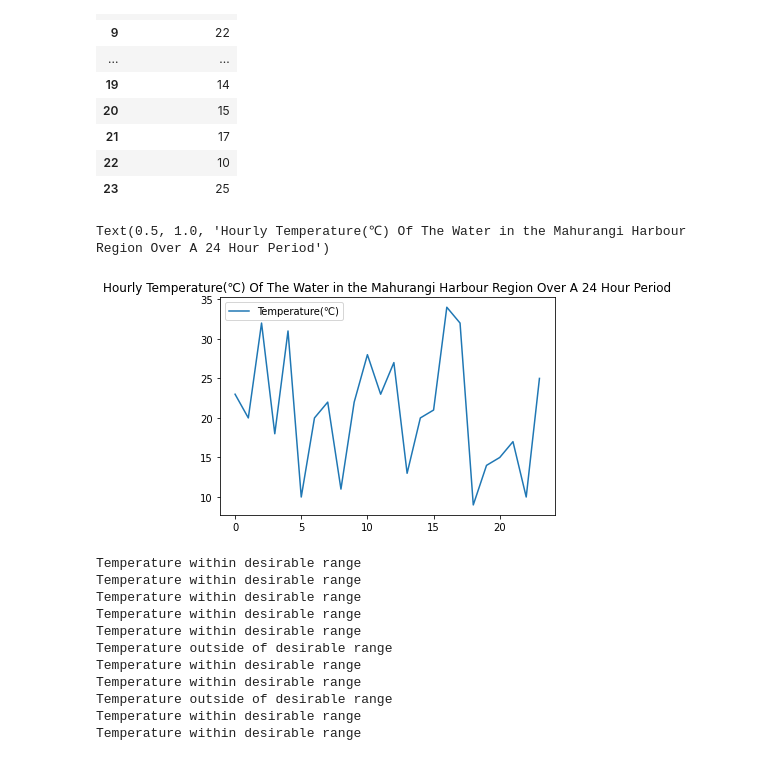
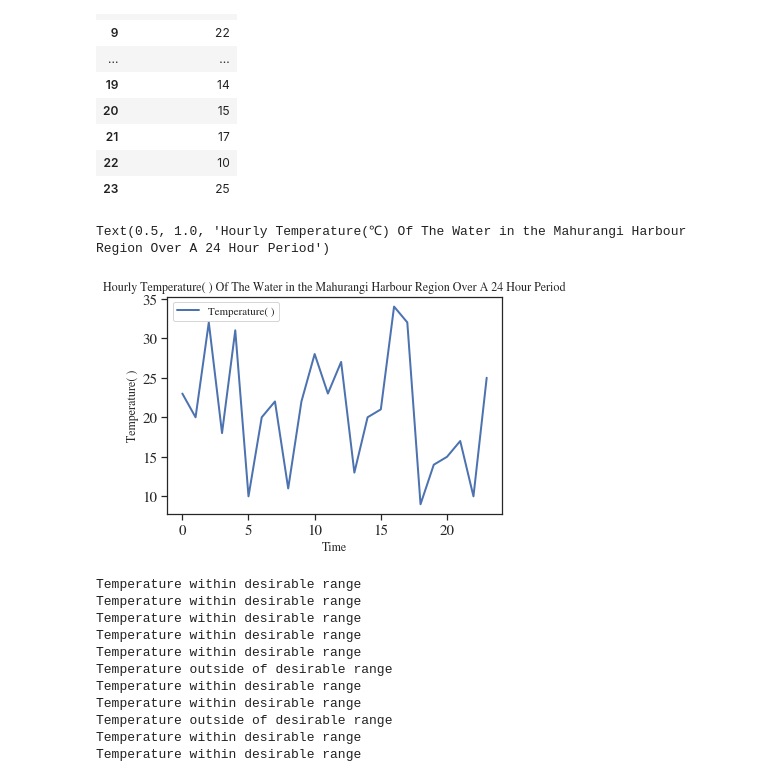
Before and after one commit to xwan438/Auqua, a Jupyter notebook: 159333_aquatech.ipynb, the cells around one changed output. Drawn from its saved outputs; the diff is of its cells as text; code cells hidden in the pictures.

```diff
--- a/159333_aquatech.ipynb
+++ b/159333_aquatech.ipynb
@@ -5,3 +5,12 @@ import matplotlib.pyplot as plt
 import time
 import seaborn as sns
 from pylab import rcParams
+# %%
+sns.set(style="ticks")
+from pylab import rcParams
+
+rcParams['figure.dpi'] = 350
+rcParams['lines.linewidth'] = 2
+rcParams['axes.facecolor'] = 'white'
+rcParams['patch.edgecolor'] = 'white'
+rcParams['font.family'] = 'StixGeneral'
@@ -67,12 +81,16 @@ temperature_data
 # %%
 #temperature_data.to_csv("../datasets/temperature_data_test.csv")
 # %%
-temperature_data.plot()
+temperature_data.plot(y = "Temperature(℃)")
+plt.xticks(rotation=0, fontsize=15)
+plt.yticks(rotation=0, fontsize=15)
+plt.ylabel('Temperature(℃)')
+plt.xlabel('Time')
 #plt.title(location)
 plt.title('Hourly Temperature(℃) Of The Water in the Mahurangi Harbour Region Over A 24 Hour Period')
 # %% [output]
 Text(0.5, 1.0, 'Hourly Temperature(℃) Of The Water in the Mahurangi Harbour Region Over A 24 Hour Period')
-[figure, old version]
+[figure, new version]
 # %%
 alerts = []
 for temp in water_temps:
```
Also changed, not shown: parts of 2 cells of this notebook.
